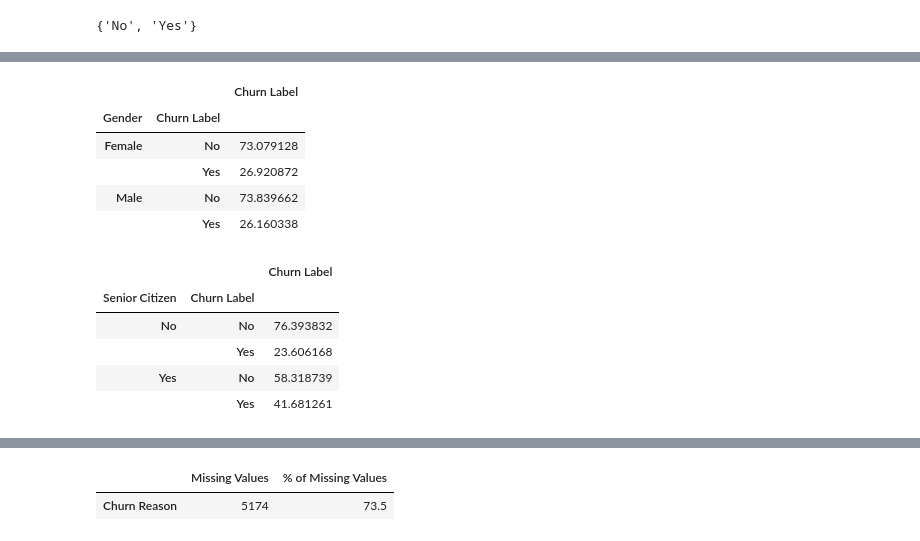
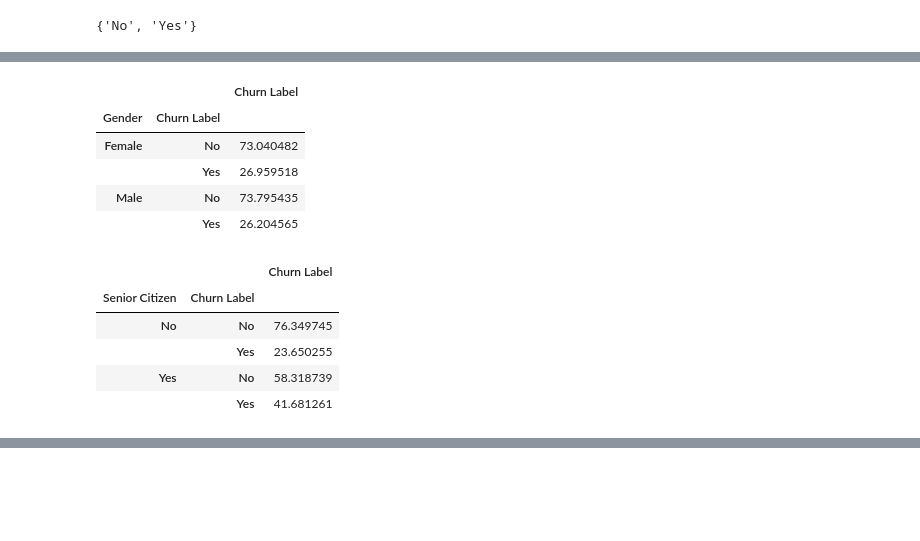
Before and after one commit to prwkp/fund_prog_project_churn_tele, a Jupyter notebook: churn_telecom_project.ipynb, the cells around one changed output, grey strips where cells are left out. Saved outputs shown, nothing was run; the diff lists cells and outputs as text; code cells hidden in the pictures; blank space fills up the shorter version.

```diff
--- a/churn_telecom_project.ipynb
+++ b/churn_telecom_project.ipynb
@@ -4,7 +6,9 @@ import pandas as pd
 convertTable = dict()
 convertTable['Zip Code'] = str
 df = pd.read_csv ('Telco_customer_churn.csv', dtype = convertTable)
-df
+df['Total Charges'] = pd.to_numeric(df['Total Charges'] , errors='coerce')
+df[df['Total Charges'].isnull()==True]
+df.head()
 # %% [output]
 |  | CustomerID | Count | Country | State | City | Zip Code | Lat Long | Latitude | Longitude | Gender | ... |
 | 0 | 3668-QPYBK | 1 | United States | California | Los Angeles | 90003 | 33.964131, -118.272783 | 33.964131 | -118.272783 | Male | ... |
@@ -22,3 +31,6 @@ df
+# %%
+df = df.drop(['Churn Reason'], axis=1)
+df.dropna(how = 'any', inplace = True)
 # %%
 df.info()
 # %% [output]
@@ -187,23 +197,23 @@ df.head()
 # %%
-df1 = df.groupby(['Gender', 'Churn Label']).agg({'Churn Label': 'count'})
-df1 = df1.groupby(level=0).apply(lambda x:100 * x / float(x.sum()))
-df1
+df2 = df.groupby(['Gender', 'Churn Label']).agg({'Churn Label': 'count'})
+df2 = df2.groupby(level=0).apply(lambda x:100 * x / float(x.sum()))
+df2
 # %% [output]
 |  |  | Churn Label |
 | Gender | Churn Label |  |
-| Female | No | 73.079128 |
-|  | Yes | 26.920872 |
-| Male | No | 73.839662 |
-|  | Yes | 26.160338 |
+| Female | No | 73.040482 |
+|  | Yes | 26.959518 |
+| Male | No | 73.795435 |
+|  | Yes | 26.204565 |
 # %%
-df2 = df.groupby(['Senior Citizen', 'Churn Label']).agg({'Churn Label': 'count'})
-df2 = df2.groupby(level=0).apply(lambda x:100 * x / float(x.sum()))
-df2
+df3 = df.groupby(['Senior Citizen', 'Churn Label']).agg({'Churn Label': 'count'})
+df3 = df3.groupby(level=0).apply(lambda x:100 * x / float(x.sum()))
+df3
 # %% [output]
 |  |  | Churn Label |
 | Senior Citizen | Churn Label |  |
-| No | No | 76.393832 |
-|  | Yes | 23.606168 |
+| No | No | 76.349745 |
+|  | Yes | 23.650255 |
 | Yes | No | 58.318739 |
 |  | Yes | 41.681261 |
 # %%
@@ -256,14 +266,3 @@ fig.update_layout(
 )
 # %% [output]
 [interactive output not drawn]
-# %%
-# Calculate the percentage of missing values
-missing_values = df.isnull().sum()
-missing_values_percentage = 100 * missing_values / len(df)
-missing_values_table = pd.concat([missing_values, missing_values_percentage], axis=1)
-missing_values_table = missing_values_table.rename(columns = {0 : 'Missing Values', 1 : '% of Missing Values'})
-missing_values_table = missing_values_table[missing_values_table.iloc[:,0] != 0].sort_values('% of Missing Values', ascending=False).round(1)
-missing_values_table
-# %% [output]
-|  | Missing Values | % of Missing Values |
-| Churn Reason | 5174 | 73.5 |
```
Also changed, not shown: parts of 62 cells of this notebook, 2 other files.
